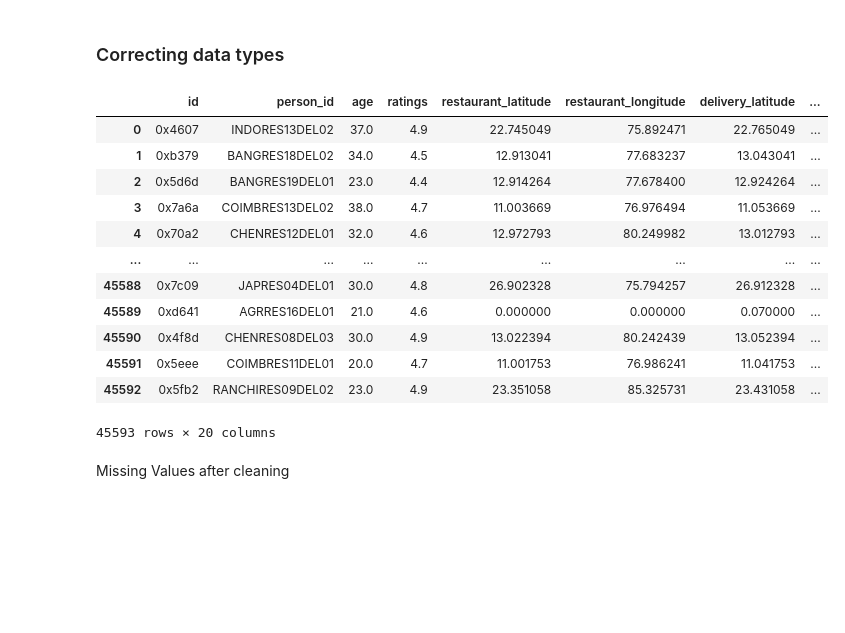
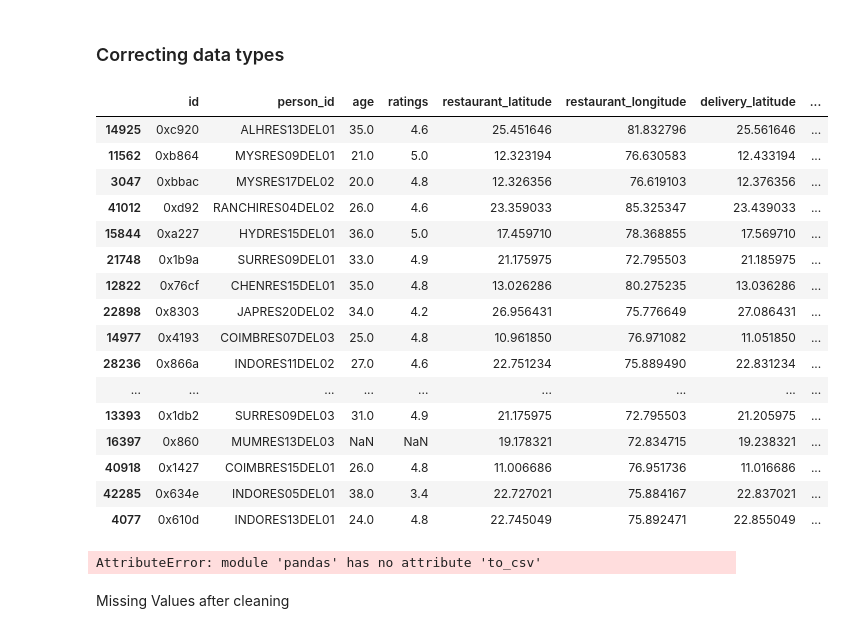
Before and after one commit to realaryagupta/food-delivery-time-estimation, a Jupyter notebook: notebooks/1.0-data_cleaning_v1.ipynb, the cells around one changed output. Drawn from its saved outputs; the diff is of its cells as text; code cells hidden in the pictures; blank space fills up the shorter version.

Commit message:
data cleaning notebook

```diff
--- a/notebooks/1.0-data_cleaning_v1.ipynb
+++ b/notebooks/1.0-data_cleaning_v1.ipynb
@@ -123,6 +128,26 @@ dtypes: float64(5), object(15)
 memory usage: 7.0+ MB
 # %% [markdown]
 ### Correcting data types
+# %%
+data.sample(50)
+# %% [output]
+|  | id | person_id | age | ratings | restaurant_latitude | restaurant_longitude | delivery_latitude | ... |
+| 14925 | 0xc920 | ALHRES13DEL01 | 35.0 | 4.6 | 25.451646 | 81.832796 | 25.561646 | ... |
+| 11562 | 0xb864 | MYSRES09DEL01 | 21.0 | 5.0 | 12.323194 | 76.630583 | 12.433194 | ... |
+| 3047 | 0xbbac | MYSRES17DEL02 | 20.0 | 4.8 | 12.326356 | 76.619103 | 12.376356 | ... |
+| 41012 | 0xd92 | RANCHIRES04DEL02 | 26.0 | 4.6 | 23.359033 | 85.325347 | 23.439033 | ... |
+| 15844 | 0xa227 | HYDRES15DEL01 | 36.0 | 5.0 | 17.459710 | 78.368855 | 17.569710 | ... |
+| 21748 | 0x1b9a | SURRES09DEL01 | 33.0 | 4.9 | 21.175975 | 72.795503 | 21.185975 | ... |
+| 12822 | 0x76cf | CHENRES15DEL01 | 35.0 | 4.8 | 13.026286 | 80.275235 | 13.036286 | ... |
+| 22898 | 0x8303 | JAPRES20DEL02 | 34.0 | 4.2 | 26.956431 | 75.776649 | 27.086431 | ... |
+| 14977 | 0x4193 | COIMBRES07DEL03 | 25.0 | 4.8 | 10.961850 | 76.971082 | 11.051850 | ... |
+| 28236 | 0x866a | INDORES11DEL02 | 27.0 | 4.6 | 22.751234 | 75.889490 | 22.831234 | ... |
+| ... | ... | ... | ... | ... | ... | ... | ... | ... |
+| 13393 | 0x1db2 | SURRES09DEL03 | 31.0 | 4.9 | 21.175975 | 72.795503 | 21.205975 | ... |
+| 16397 | 0x860 | MUMRES13DEL03 | NaN | NaN | 19.178321 | 72.834715 | 19.238321 | ... |
+| 40918 | 0x1427 | COIMBRES15DEL01 | 26.0 | 4.8 | 11.006686 | 76.951736 | 11.016686 | ... |
+| 42285 | 0x634e | INDORES05DEL01 | 38.0 | 3.4 | 22.727021 | 75.884167 | 22.837021 | ... |
+| 4077 | 0x610d | INDORES13DEL01 | 24.0 | 4.8 | 22.745049 | 75.892471 | 22.855049 | ... |
 # %%
 def clean_data_types(data):
 
@@ -183,32 +208,22 @@ def clean_data_types(data):
     data['multiple_deliveries'] = data['multiple_deliveries'].astype('float')
 
     # festival
-    data['festival'] = data['festival'].replace("NaN ", np.nan)
+    data['festival'] = data['festival'].replace("NaN", np.nan)
 
     # city
-    data['city'] = data['city'].replace("NaN ", np.nan)
+    data['city'] = data['city'].replace("NaN", np.nan)
 
     # time
-    data['time'] = data['time'].str.replace(r"\(min\) ", "", regex=True)
+    data['time'] = data['time'].str.replace(r"\(min\)", "", regex=True)
     data['time'] = data['time'].astype('int')
+
+    pd.to_csv("/Users/aryagupta/Desktop/food-delivery-estimation/food_time_prediction_using_mlops/data/processed")
 
     return data
 
 clean_data_types(data)
 # %% [output]
-|  | id | person_id | age | ratings | restaurant_latitude | restaurant_longitude | delivery_latitude | ... |
-| 0 | 0x4607 | INDORES13DEL02 | 37.0 | 4.9 | 22.745049 | 75.892471 | 22.765049 | ... |
-| 1 | 0xb379 | BANGRES18DEL02 | 34.0 | 4.5 | 12.913041 | 77.683237 | 13.043041 | ... |
-| 2 | 0x5d6d | BANGRES19DEL01 | 23.0 | 4.4 | 12.914264 | 77.678400 | 12.924264 | ... |
-| 3 | 0x7a6a | COIMBRES13DEL02 | 38.0 | 4.7 | 11.003669 | 76.976494 | 11.053669 | ... |
-| 4 | 0x70a2 | CHENRES12DEL01 | 32.0 | 4.6 | 12.972793 | 80.249982 | 13.012793 | ... |
-| ... | ... | ... | ... | ... | ... | ... | ... | ... |
-| 45588 | 0x7c09 | JAPRES04DEL01 | 30.0 | 4.8 | 26.902328 | 75.794257 | 26.912328 | ... |
-| 45589 | 0xd641 | AGRRES16DEL01 | 21.0 | 4.6 | 0.000000 | 0.000000 | 0.070000 | ... |
-| 45590 | 0x4f8d | CHENRES08DEL03 | 30.0 | 4.9 | 13.022394 | 80.242439 | 13.052394 | ... |
-| 45591 | 0x5eee | COIMBRES11DEL01 | 20.0 | 4.7 | 11.001753 | 76.986241 | 11.041753 | ... |
-| 45592 | 0x5fb2 | RANCHIRES09DEL02 | 23.0 | 4.9 | 23.351058 | 85.325731 | 23.431058 | ... |
-45593 rows × 20 columns
+AttributeError: module 'pandas' has no attribute 'to_csv'
 # %% [markdown]
 Missing Values after cleaning
 # %%
```
Also changed, not shown: parts of 3 cells of this notebook, 1 other file.
